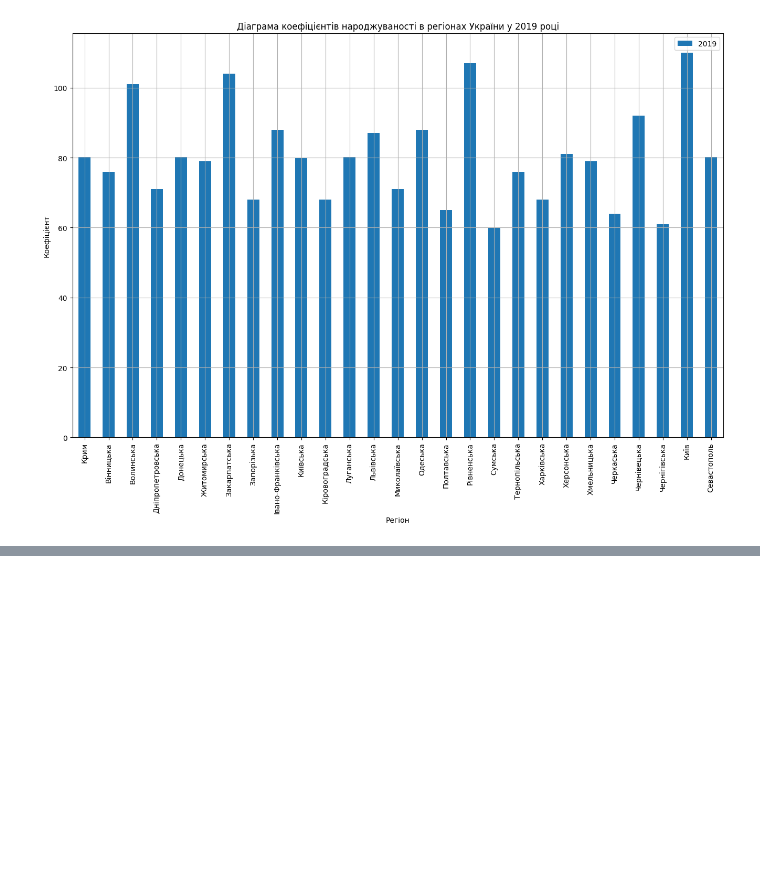
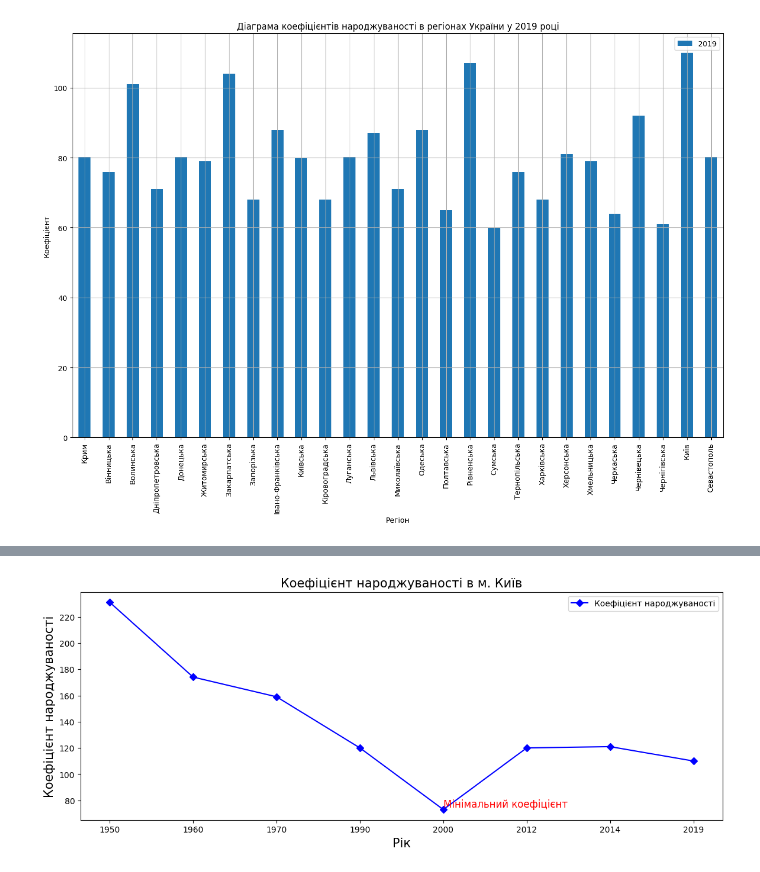
Before and after one commit to ValeraRishniak/HW_M02_goit_py_DS, a Jupyter notebook: Hw2.1.ipynb, the cells around one changed output, grey strips where cells are left out. Saved outputs shown, nothing was run; the diff lists cells and outputs as text; code cells hidden in the pictures; blank space fills up the shorter version.

```diff
--- a/Hw2.1.ipynb
+++ b/Hw2.1.ipynb
@@ -217,0 +237,13 @@ graph
+# %%
+fig, ax = plt.subplots(figsize=(14, 5))
+year = ['1950', '1960', '1970',	'1990',	'2000',	'2012',	'2014',	'2019']
+koef = [231.0, 174.0, 159.0, 120, 73, 120, 121.0, 110.0]
+plt.plot(year, koef, label='Коефіцієнт народжуваності', linestyle="-", marker="D", color="blue")
+plt.xlabel('Рік', fontsize=15, color='black')
+plt.ylabel('Коефіцієнт народжуваності', fontsize=15, color='black')
+plt.title('Коефіцієнт народжуваності в м. Київ', fontsize=15)
+plt.text(year[4], 75, 'Мінімальний коефіцієнт', color="red", fontsize=12)
+plt.legend()
+plt.show()
+# %% [output]
+[figure, added]
```
Also changed, not shown: parts of 5 cells of this notebook.
